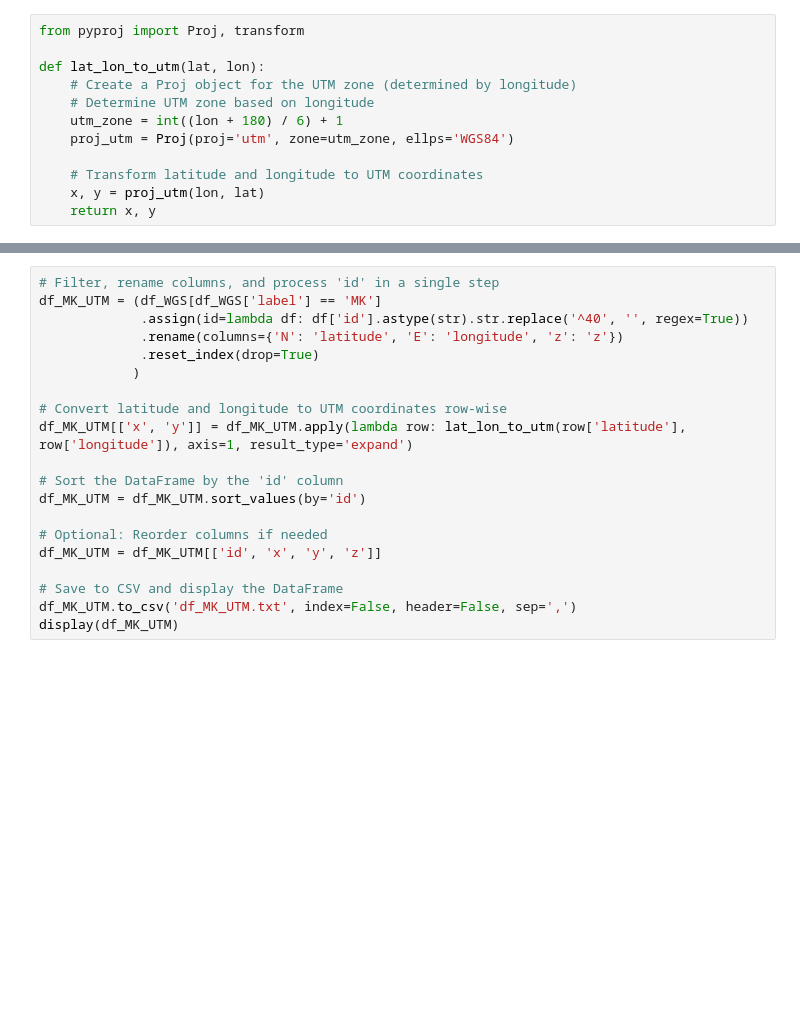
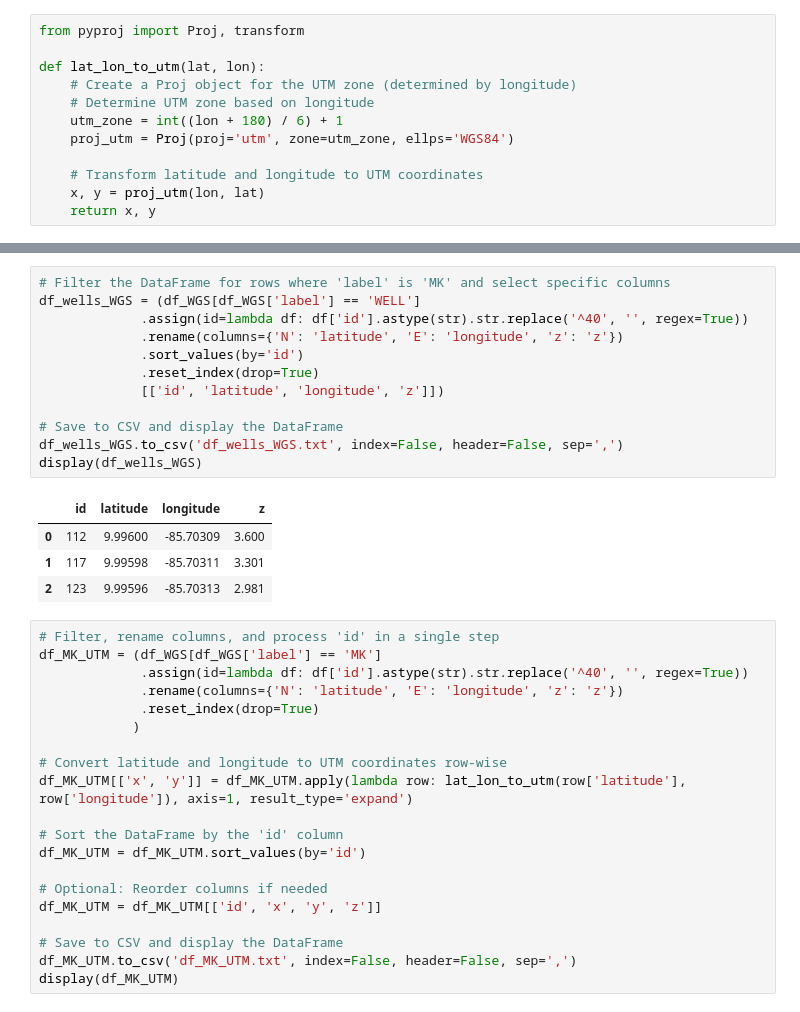
Before and after one commit to wwaasdorp/MDP_CostaRica, a Jupyter notebook: topography/topography.ipynb, the cells around one changed output, grey strips where cells are left out. Drawn from its saved outputs; the diff is of its cells as text; blank space fills up the shorter version.

Commit message:
Added a script for well coordinates

```diff
--- a/topography/topography.ipynb
+++ b/topography/topography.ipynb
@@ -119,3 +102,20 @@ display(df_MK_WGS)
+# %%
+# Filter the DataFrame for rows where 'label' is 'MK' and select specific columns
+df_wells_WGS = (df_WGS[df_WGS['label'] == 'WELL']
+             .assign(id=lambda df: df['id'].astype(str).str.replace('^40', '', regex=True))
+             .rename(columns={'N': 'latitude', 'E': 'longitude', 'z': 'z'})
+             .sort_values(by='id')
+             .reset_index(drop=True)
+             [['id', 'latitude', 'longitude', 'z']])
+
+# Save to CSV and display the DataFrame
+df_wells_WGS.to_csv('df_wells_WGS.txt', index=False, header=False, sep=',')
+display(df_wells_WGS)
+# %% [output]
+|  | id | latitude | longitude | z |
+| 0 | 112 | 9.99600 | -85.70309 | 3.600 |
+| 1 | 117 | 9.99598 | -85.70311 | 3.301 |
+| 2 | 123 | 9.99596 | -85.70313 | 2.981 |
 # %%
 # Filter, rename columns, and process 'id' in a single step
 df_MK_UTM = (df_WGS[df_WGS['label'] == 'MK']
```
Also changed, not shown: parts of 2 cells of this notebook, 2 other files.
